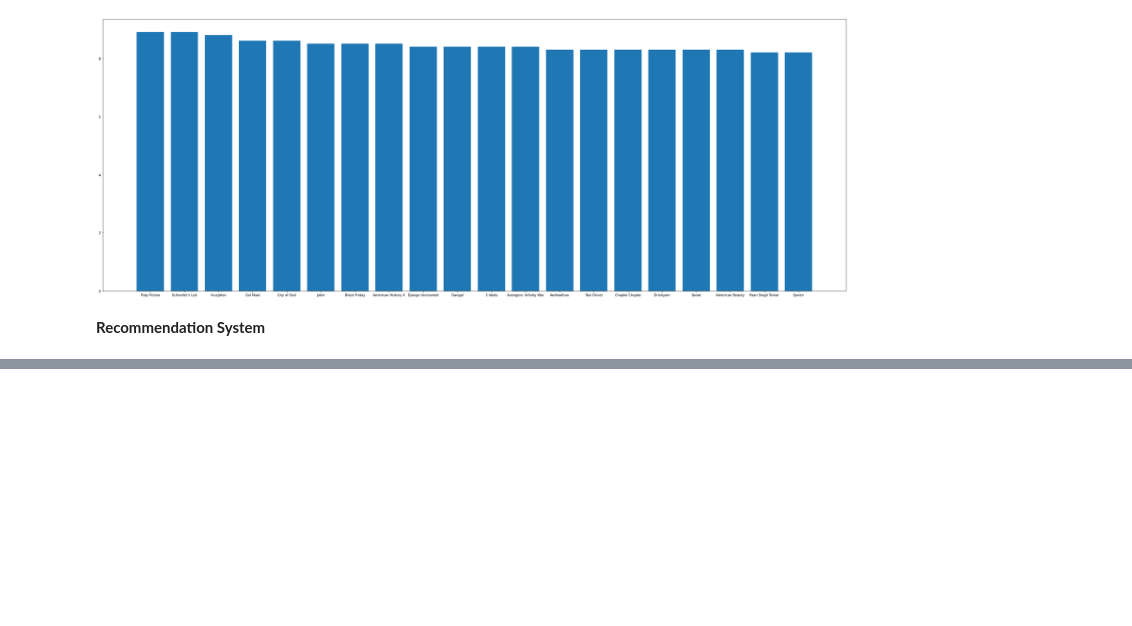
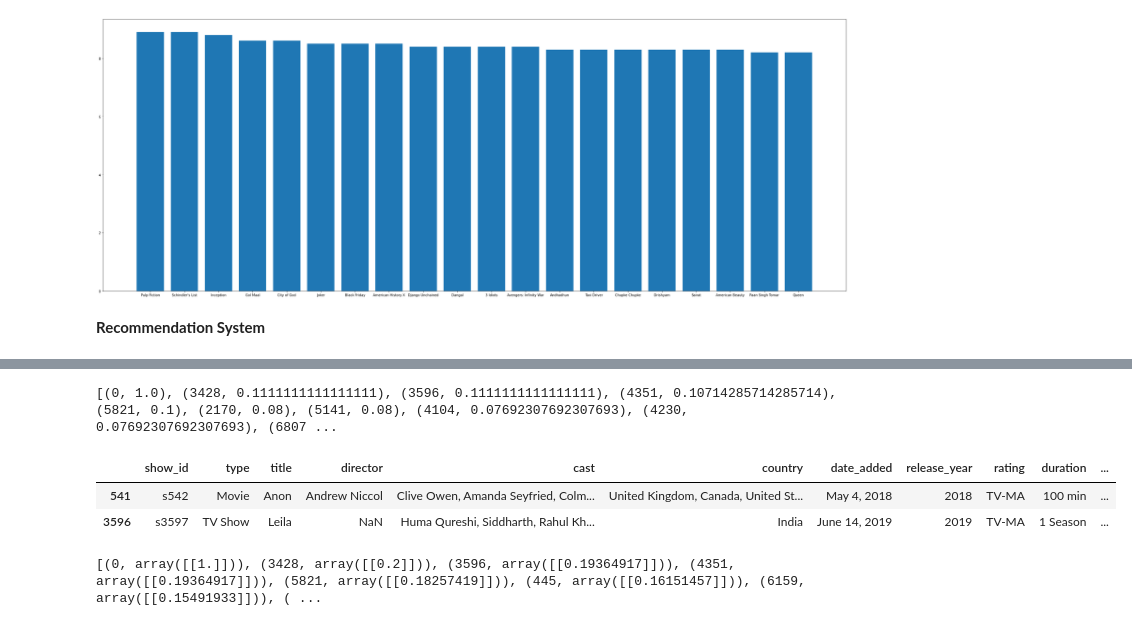
Before and after one commit to d-maniatakos/data-mining-assignment1, a Jupyter notebook: data_mining_assignment1.ipynb, the cells around one changed output, grey strips where cells are left out. Saved outputs shown, nothing was run; the diff lists cells and outputs as text; code cells hidden in the pictures; blank space fills up the shorter version.

```diff
--- a/data_mining_assignment1.ipynb
+++ b/data_mining_assignment1.ipynb
@@ -368,3 +368,22 @@ df_bow_uni = pd.concat([netflix_titles, df_bow_uni], axis=1)
 df_bow_bi  = pd.concat([netflix_titles, df_bow_bi],  axis=1)
 df_tf_uni  = pd.concat([netflix_titles, df_tf_uni],  axis=1)
 df_tf_bi   = pd.concat([netflix_titles, df_tf_bi],   axis=1)
+# %%
+import numpy as np
+
+df_bow_uni_array = np.array(df_bow_uni.drop(['show_id', 'title'], 1))
+# %%
+from sklearn.metrics import jaccard_score
+
+df_bow_uni_array[0]
+
+a = []
+
+for i in range(0, 7500):
+  a.append((i,jaccard_score(df_bow_uni_array[0],df_bow_uni_array[i])))
+
+sorted(a , key=lambda x: x[1])
+#with np.printoptions(threshold=np.inf):
+ #   print(df_bow_uni_array[1])
+
+#df_bow_uni[ df_bow_uni.title=='Food on the Go']
@@ -370,0 +408,27 @@ df_tf_bi   = pd.concat([netflix_titles, df_tf_bi],   axis=1)
+# %%
+print(sorted(a , key=lambda x: -x[1]))
+df_bow_uni.iloc[3596]
+
+netflix_data[(netflix_data.title=='Anon') | (netflix_data.title=='Leila') ]
+# %% [output]
+[(0, 1.0), (3428, 0.1111111111111111), (3596, 0.1111111111111111), (4351, 0.10714285714285714), (5821, 0.1), (2170, 0.08), (5141, 0.08), (4104, 0.07692307692307693), (4230, 0.07692307692307693), (6807 ...
+|  | show_id | type | title | director | cast | country | date_added | release_year | rating | duration | ... |
+| 541 | s542 | Movie | Anon | Andrew Niccol | Clive Owen, Amanda Seyfried, Colm... | United Kingdom, Canada, United St... | May 4, 2018 | 2018 | TV-MA | 100 min | ... |
+| 3596 | s3597 | TV Show | Leila | NaN | Huma Qureshi, Siddharth, Rahul Kh... | India | June 14, 2019 | 2019 | TV-MA | 1 Season | ... |
+# %%
+import numpy as np
+
+df_tf_uni_array = np.array(df_tf_uni.drop(['show_id', 'title'], 1))
+
+from sklearn.metrics.pairwise import cosine_similarity
+
+df_bow_uni_array[0]
+
+a = []
+
+for i in range(0, 7000):
+  a.append((i,cosine_similarity(df_tf_uni_array[0].reshape(1,-1),df_tf_uni_array[i].reshape(1,-1))))
+
+print(sorted(a , key=lambda x: -x[1]))
+# %% [output]
+[(0, array([[1.]])), (3428, array([[0.2]])), (3596, array([[0.19364917]])), (4351, array([[0.19364917]])), (5821, array([[0.18257419]])), (445, array([[0.16151457]])), (6159, array([[0.15491933]])), ( ...
```
Also changed, not shown: parts of 1 cell of this notebook.
